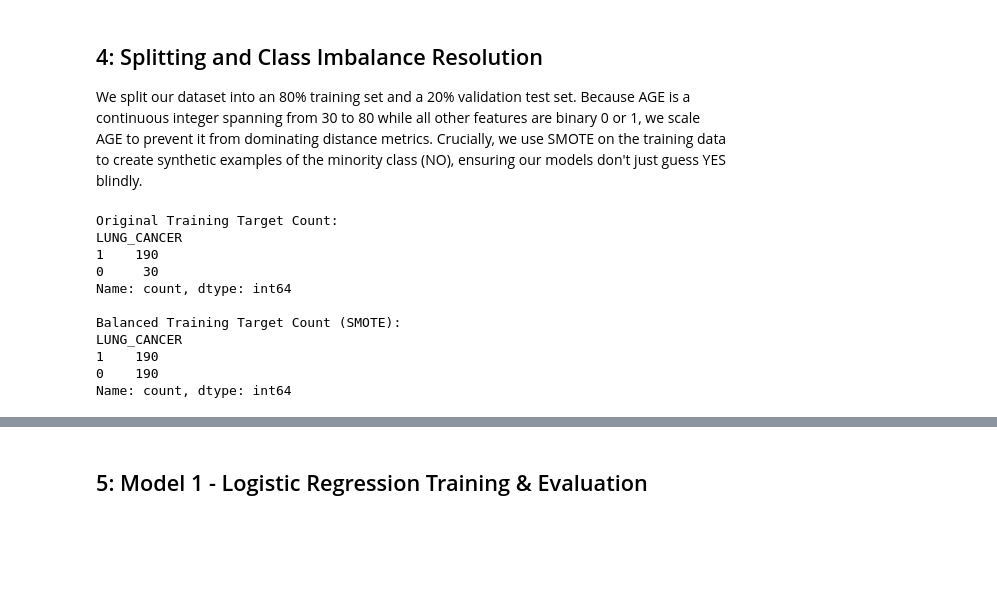
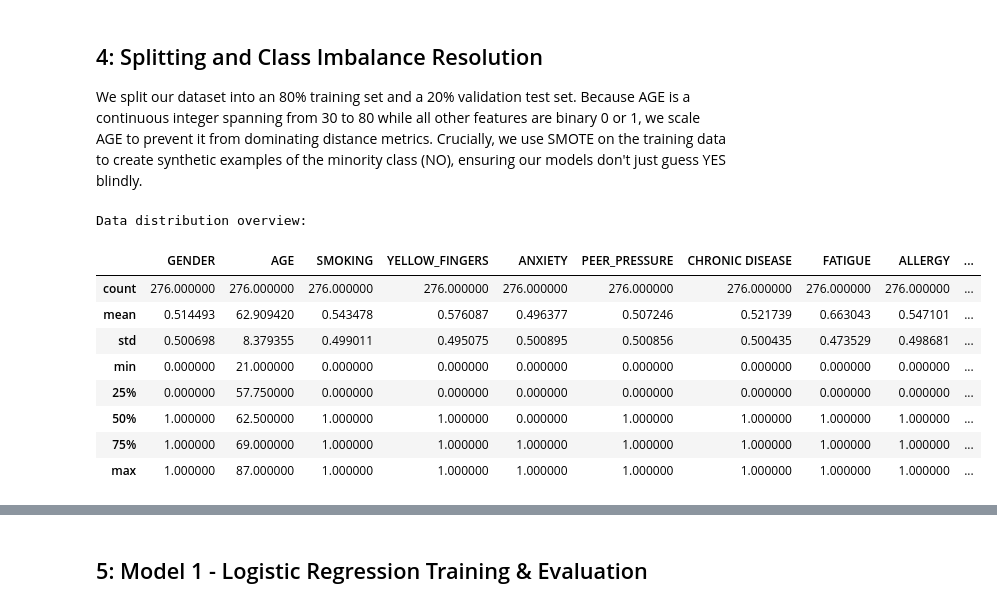
Before and after one commit to ritesh-bilip/Lung-Cancer-Prediction, a Jupyter notebook: lung_cancer_pred.ipynb, the cells around one changed output, grey strips where cells are left out. Cells and saved outputs as stored; diff of their text form; code cells hidden in the pictures; blank space fills up the shorter version.

```diff
--- a/lung_cancer_pred.ipynb
+++ b/lung_cancer_pred.ipynb
@@ -173,23 +168,33 @@ X_train,X_test,y_train,y_test=train_test_split(X,y,test_size=0.2,random_state=42
-# %%
-# Standardize the 'AGE' column using training statistics
-scaler = StandardScaler()
-X_train['AGE'] = scaler.fit_transform(X_train[['AGE']])
-X_test['AGE'] = scaler.transform(X_test[['AGE']])
-
-smote = SMOTE(random_state=42)
-X_train_resampled, y_train_resampled = smote.fit_resample(X_train, y_train)
-
-print(f"Original Training Target Count:\n{y_train.value_counts()}\n")
-print(f"Balanced Training Target Count (SMOTE):\n{y_train_resampled.value_counts()}")
-# %% [output]
-Original Training Target Count:
-LUNG_CANCER
-1    190
-0     30
-Name: count, dtype: int64
-
-Balanced Training Target Count (SMOTE):
-LUNG_CANCER
-1    190
-0    190
-Name: count, dtype: int64
+# %%
+# Create a copy to clean up
+lc_data = lc_data.copy()
+
+# Automatically find any text/string columns (like GENDER or LUNG_CANCER) and encode them to numbers
+label_encoders = {}
+for col in lc_data.columns:
+    if lc_data[col].dtype == 'object':
+        le = LabelEncoder()
+        lc_data[col] = le.fit_transform(lc_data[col])
+        label_encoders[col] = le
+        print(f"Encoded string column '{col}': {list(le.classes_)} -> {list(le.transform(le.classes_))}")
+
+# If your dataset uses 1 and 2 for survey choices (e.g. 1=No, 2=Yes),
+# let's normalize them to standard 0 and 1 binary formats, leaving AGE alone.
+for col in lc_data.columns:
+    if col != 'AGE' and col != 'LUNG_CANCER':
+        if lc_data[col].max() == 2:
+            lc_data[col] = lc_data[col] - 1
+
+print("\nData distribution overview:")
+display(lc_data.describe())
+# %% [output]
+Data distribution overview:
+|  | GENDER | AGE | SMOKING | YELLOW_FINGERS | ANXIETY | PEER_PRESSURE | CHRONIC DISEASE | FATIGUE | ALLERGY | ... |
+| count | 276.000000 | 276.000000 | 276.000000 | 276.000000 | 276.000000 | 276.000000 | 276.000000 | 276.000000 | 276.000000 | ... |
+| mean | 0.514493 | 62.909420 | 0.543478 | 0.576087 | 0.496377 | 0.507246 | 0.521739 | 0.663043 | 0.547101 | ... |
+| std | 0.500698 | 8.379355 | 0.499011 | 0.495075 | 0.500895 | 0.500856 | 0.500435 | 0.473529 | 0.498681 | ... |
+| min | 0.000000 | 21.000000 | 0.000000 | 0.000000 | 0.000000 | 0.000000 | 0.000000 | 0.000000 | 0.000000 | ... |
+| 25% | 0.000000 | 57.750000 | 0.000000 | 0.000000 | 0.000000 | 0.000000 | 0.000000 | 0.000000 | 0.000000 | ... |
+| 50% | 1.000000 | 62.500000 | 1.000000 | 1.000000 | 0.000000 | 1.000000 | 1.000000 | 1.000000 | 1.000000 | ... |
+| 75% | 1.000000 | 69.000000 | 1.000000 | 1.000000 | 1.000000 | 1.000000 | 1.000000 | 1.000000 | 1.000000 | ... |
+| max | 1.000000 | 87.000000 | 1.000000 | 1.000000 | 1.000000 | 1.000000 | 1.000000 | 1.000000 | 1.000000 | ... |
```
Also changed, not shown: parts of 23 cells of this notebook, 1 other file.
